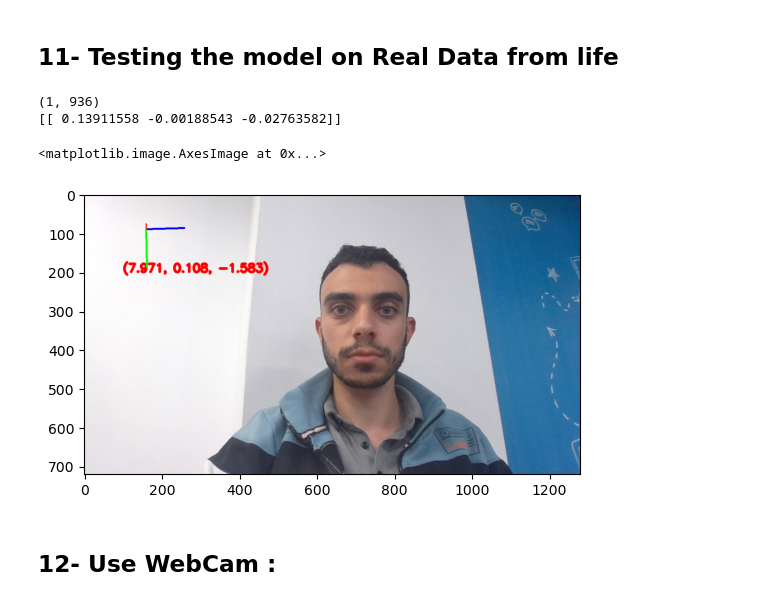
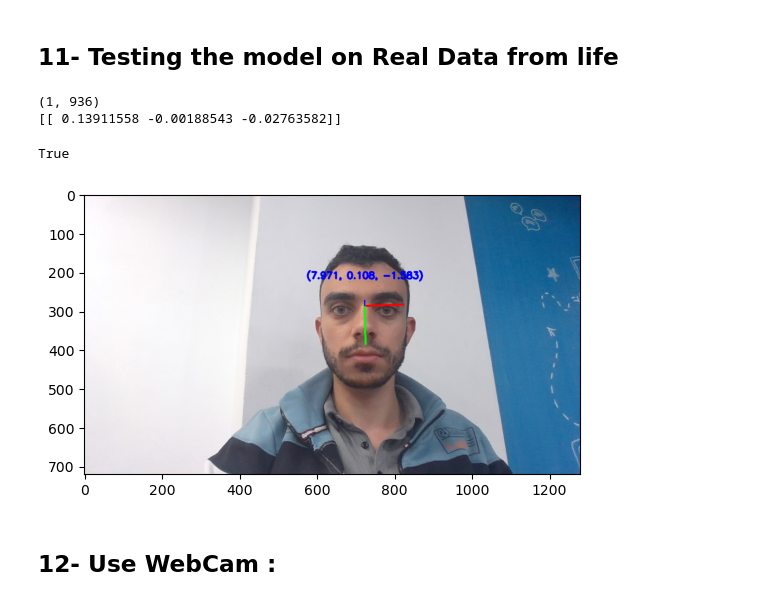
Before and after one commit to mhmod01110/ML_Repo, a Jupyter notebook: Face_poses_predicting/Face_poses_preditcion.ipynb, the cells around one changed output. Saved outputs shown, nothing was run; the diff lists cells and outputs as text; code cells hidden in the pictures.

```diff
--- a/Face_poses_predicting/Face_poses_preditcion.ipynb
+++ b/Face_poses_predicting/Face_poses_preditcion.ipynb
@@ -501,7 +501,9 @@ def get_face_points(image_path):
     x_normalized = ((x_pos - np.min(x_pos_arr)) / (np.max(x_pos_arr) - np.min(x_pos_arr)))
     y_normalized = ((y_pos - np.min(y_pos_arr)) / (np.max(y_pos_arr) - np.min(y_pos_arr)))
     poses = np.hstack((x_normalized, y_normalized)).reshape((1, -1))
-    return poses
+    tdx = shape[1] * x_pos[168]
+    tdy = shape[0] * y_pos[168]
+    return poses, tdx, tdy
 
 
 def draw_axis(img, pitch,yaw,roll, tdx=None, tdy=None, size = 100):
@@ -519,39 +521,41 @@ def draw_axis(img, pitch,yaw,roll, tdx=None, tdy=None, size = 100):
     y1 = size * (cos(pitch) * sin(roll) + cos(roll) * sin(pitch) * sin(yaw)) + tdy
 
     # Y-Axis | drawn in green
     #        v
     x2 = size * (-cos(yaw) * sin(roll)) + tdx
     y2 = size * (cos(pitch) * cos(roll) - sin(pitch) * sin(yaw) * sin(roll)) + tdy
 
     # Z-Axis (out of the screen) drawn in blue
     x3 = size * (sin(yaw)) + tdx
     y3 = size * (-cos(yaw) * sin(pitch)) + tdy
-    img = cv2.cvtColor(img, cv2.COLOR_BGR2RGB)
-    cv2.putText(img, str((round(pitch * 180 / np.pi, 3), round(yaw * 180 / np.pi, 3), round(roll * 180 / np.pi, 3))), (int(100),int(200)), cv2.FONT_HERSHEY_SIMPLEX, 1, (255,0,0), 5)
+    # img = cv2.cvtColor(img, cv2.COLOR_BGR2RGB)
+    cv2.putText(img, str((round(pitch * 180 / np.pi, 3), round(yaw * 180 / np.pi, 3), round(roll * 180 / np.pi, 3))), (int(tdx-150),int(tdy-70)), cv2.FONT_HERSHEY_SIMPLEX, 0.8, (255,0,0), 4)
     cv2.line(img, (int(tdx), int(tdy)), (int(x1),int(y1)),(0,0,255),3)
     cv2.line(img, (int(tdx), int(tdy)), (int(x2),int(y2)),(0,255,0),3)
     cv2.line(img, (int(tdx), int(tdy)), (int(x3),int(y3)),(255,0,0),2)
 
     return img
 
 
 my_path = str(Path(r".\my_img_1.jpg"))
-pose = get_face_points(my_path)
+pose, tdx, tdy = get_face_points(my_path)
 print(pose.shape)
 
 angle = loaded_model.predict(pose)
 print(angle)
 
 image = cv2.imread(my_path)
 pitch = angle[0,0]
 yow = angle[0,1]
 roll = angle[0,2]
-plt.imshow(draw_axis(image,pitch,yow,roll))
+output_image = draw_axis(image,pitch,yow,roll, tdx=tdx, tdy=tdy)
+plt.imshow(cv2.cvtColor(output_image, cv2.COLOR_BGR2RGB))
+cv2.imwrite('output_image.jpg', output_image)
 # %% [output]
 (1, 936)
 [[ 0.13911558 -0.00188543 -0.02763582]]
-<matplotlib.image.AxesImage at 0x...>
+True
-[figure, old version]
+[figure, new version]
 # %% [markdown]
 ## 12- Use WebCam :
 # %%
```
Also changed, not shown: parts of 5 cells of this notebook.
